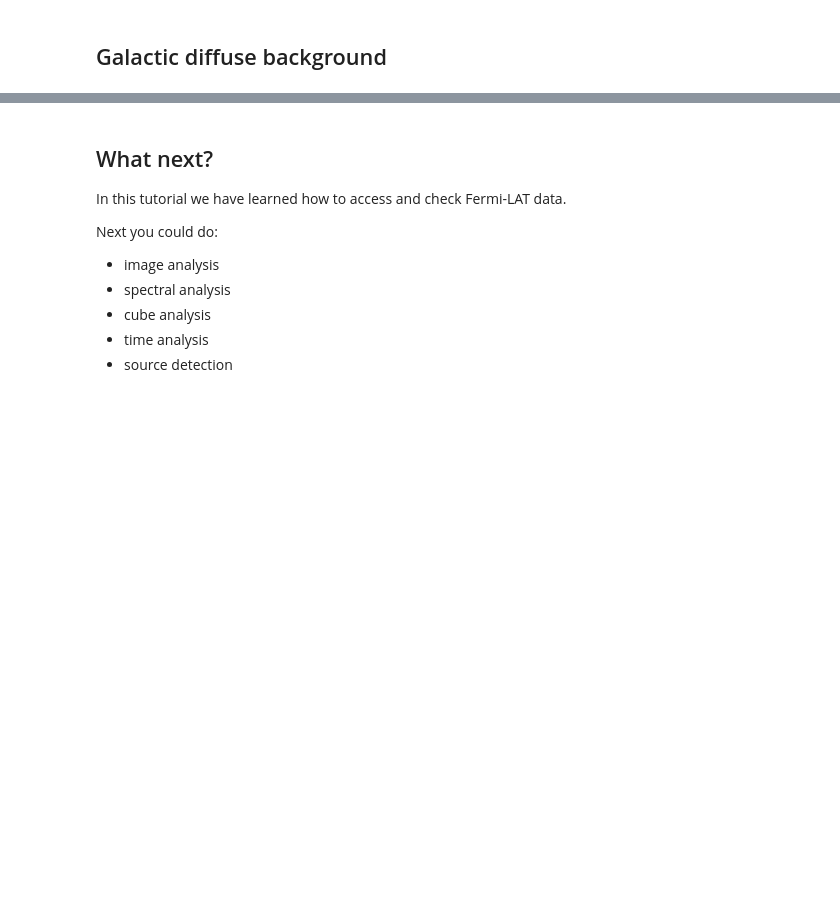
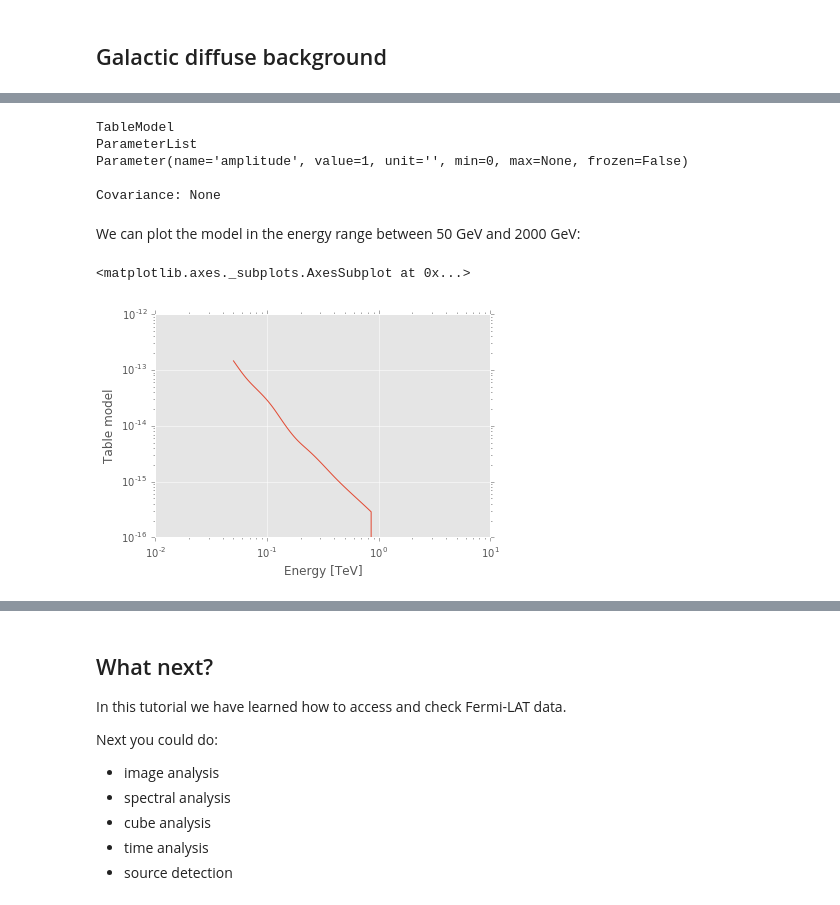
Before and after one commit to gammapy/gammapy-extra, a Jupyter notebook: notebooks/data_fermi_lat.ipynb, the cells around one changed output, grey strips where cells are left out. Saved outputs shown, nothing was run; the diff lists cells and outputs as text; code cells hidden in the pictures; blank space fills up the shorter version.

```diff
--- a/notebooks/data_fermi_lat.ipynb
+++ b/notebooks/data_fermi_lat.ipynb
@@ -157,0 +223,17 @@ galactic_diffuse.show()
+# %%
+isotropic_diffuse = dataset.isotropic_diffuse
+print(isotropic_diffuse)
+# %% [output]
+TableModel
+ParameterList
+Parameter(name='amplitude', value=1, unit='', min=0, max=None, frozen=False)
+
+Covariance: None
+# %% [markdown]
+We can plot the model in the energy range between 50 GeV and 2000 GeV:
+# %%
+erange = [50, 2000] * u.GeV
+isotropic_diffuse.plot(erange)
+# %% [output]
+<matplotlib.axes._subplots.AxesSubplot at 0x...>
+[figure, added]
```
Also changed, not shown: parts of 35 cells of this notebook, 1 other file.
